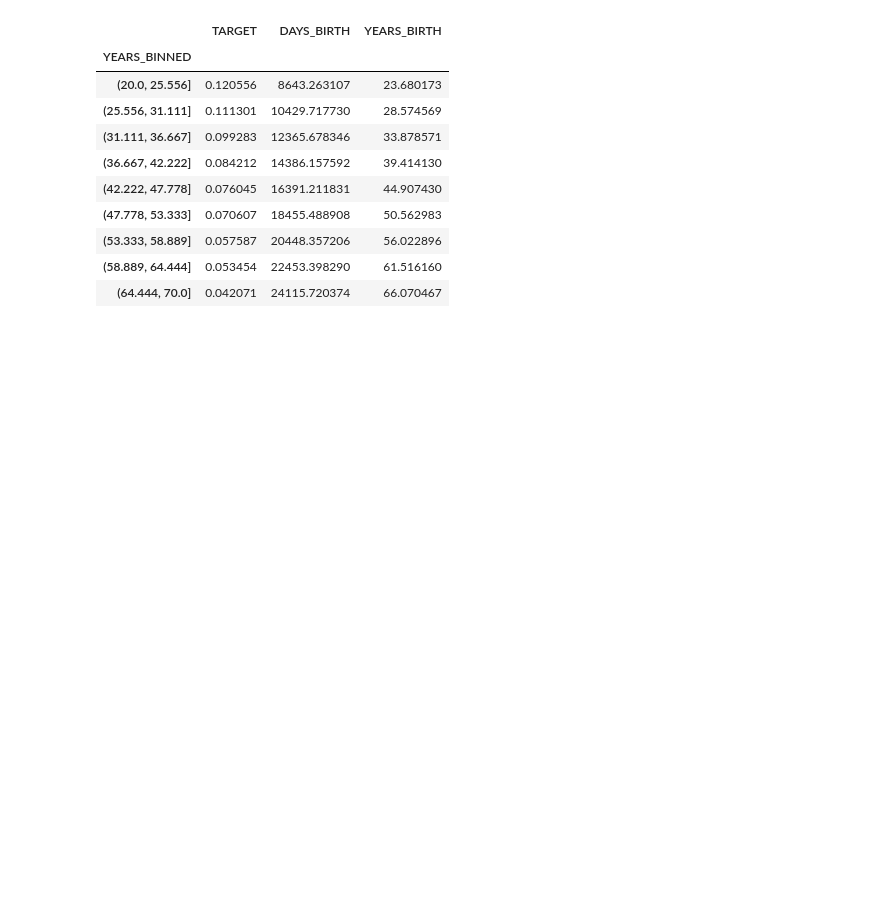
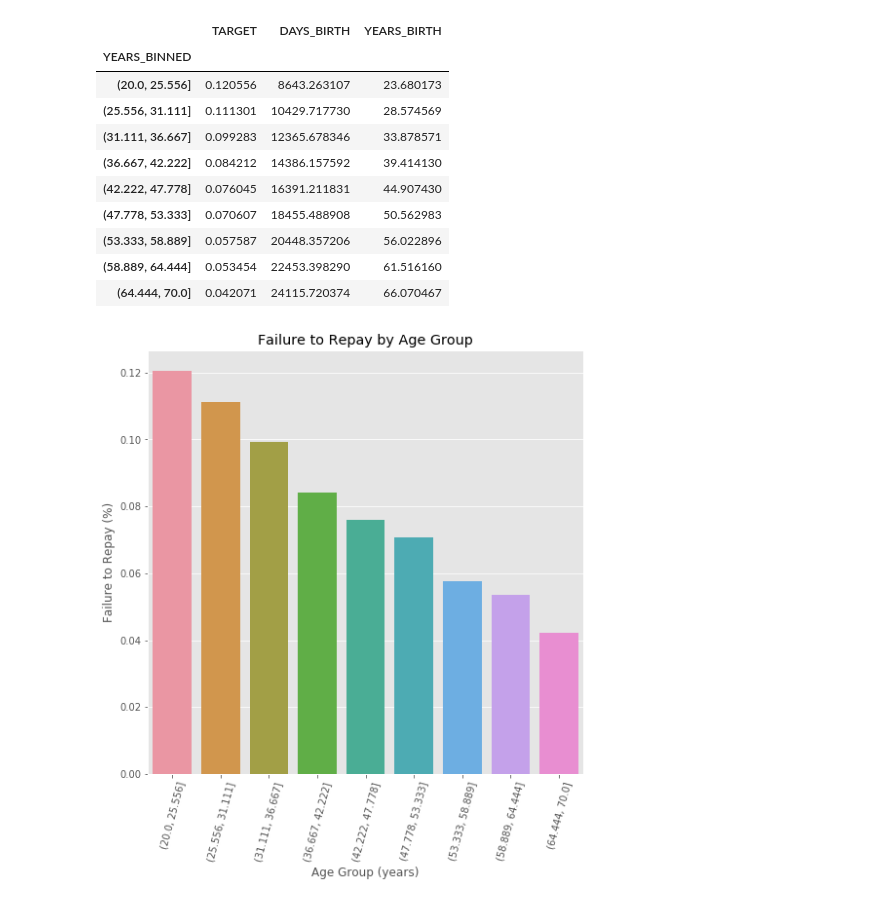
Before and after one commit to IanFan/ML100-Days_2, a Jupyter notebook: Day_011_HW.ipynb, the cells around one changed output. Drawn from its saved outputs; the diff is of its cells as text; code cells hidden in the pictures; blank space fills up the shorter version.

```diff
--- a/Day_011_HW.ipynb
+++ b/Day_011_HW.ipynb
@@ -134,14 +127,16 @@ age_groups
 # %%
 plt.figure(figsize = (8, 8))
 
 # 以年齡區間為 x, target 為 y 繪製 barplot
 """
 Your Code Here
 """
 px = age_groups.index.values
-py =
+py = age_groups['TARGET']
 sns.barplot(px, py)
 
 # Plot labeling
 plt.xticks(rotation = 75); plt.xlabel('Age Group (years)'); plt.ylabel('Failure to Repay (%)')
 plt.title('Failure to Repay by Age Group');
+# %% [output]
+[figure, added]
```
Also changed, not shown: parts of 1 cell of this notebook, 1 other file.
